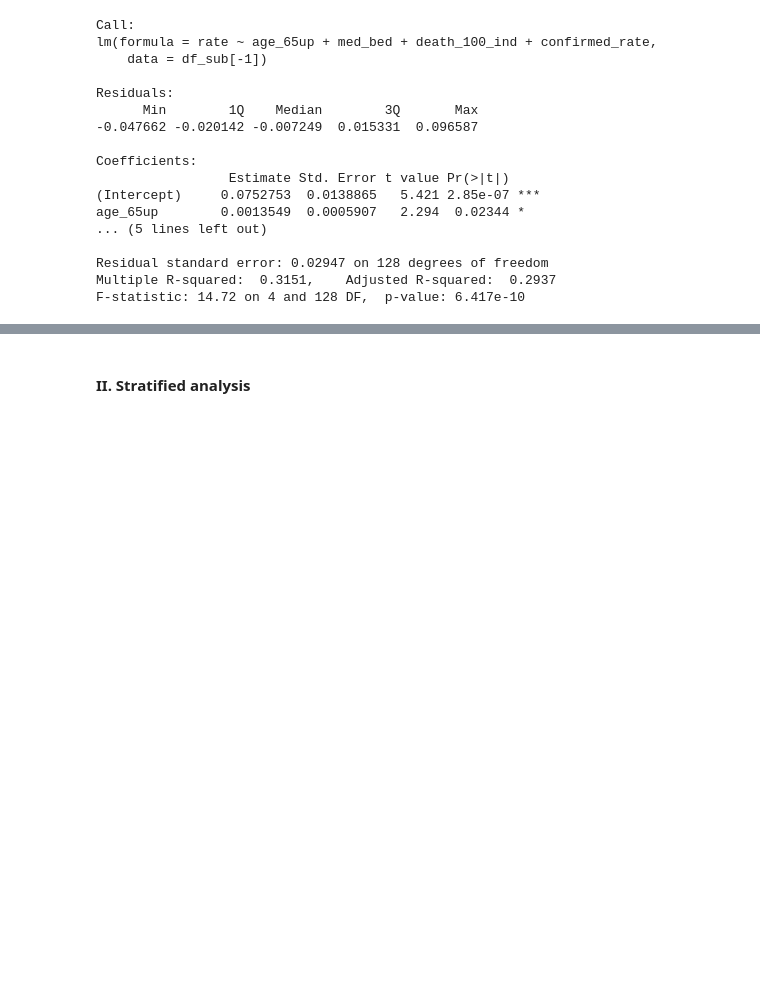
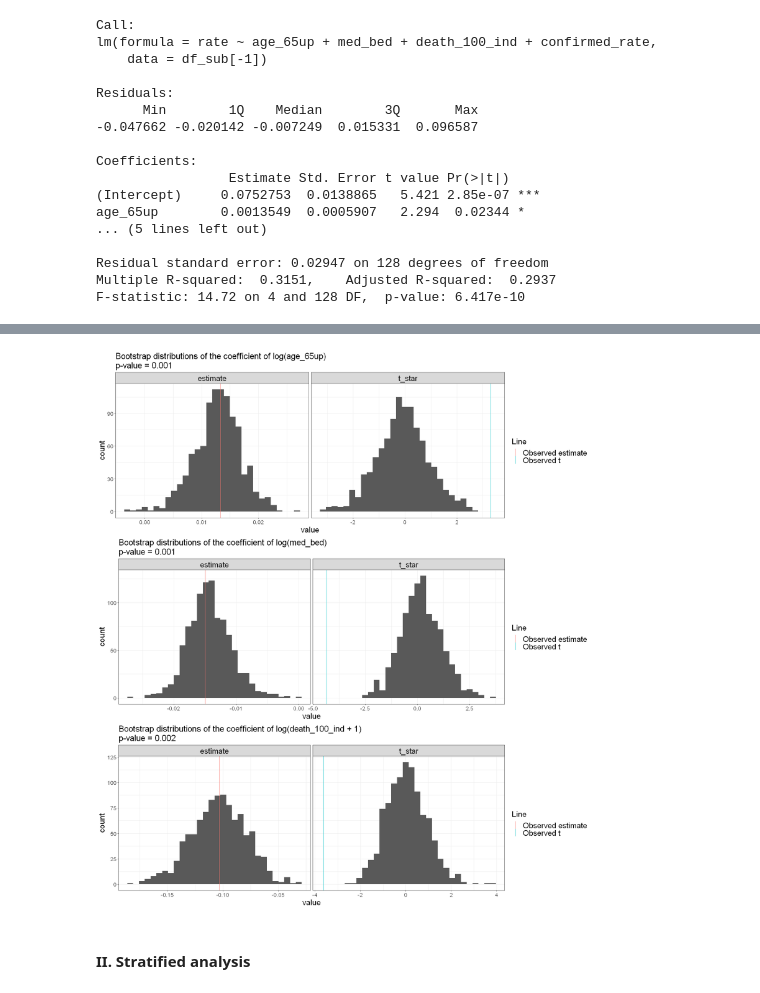
Before and after one commit to flizhou/age_effects_on_COVID-19, a Jupyter notebook: scripts/eda.ipynb, the cells around one changed output, grey strips where cells are left out. Saved outputs shown, nothing was run; the diff lists cells and outputs as text; code cells hidden in the pictures; blank space fills up the shorter version.

```diff
--- a/scripts/eda.ipynb
+++ b/scripts/eda.ipynb
@@ -1067,0 +898,13 @@ death_100_ind_fits
+# %%
+set.seed(12345)
+N <- 1000
+
+boot_results <- df_sub %>%
+    mutate(rate = (rate*(133 -1) + 2)/133) %>%
+    rsample::bootstraps(N) %>%
+    mutate(lm = map(splits, ~ glm(rate ~ log(age_65up) + log(med_bed) +
+                                  log(death_100_ind + 1),
+                                  family = Gamma(link = "identity"), .)),
+           tidy = map(lm, broom::tidy)) %>%
+    select(-splits, -lm) %>%
+    unnest(tidy)
@@ -1068,3 +955,12 @@ death_100_ind_fits
+# %%
+age_65up_plot <- plot_results(boot_results, "log(age_65up)", glm_fit_results)
+med_bed_plot <- plot_results(boot_results, "log(med_bed)", glm_fit_results)
+death_100_ind_plot <- plot_results(boot_results, "log(death_100_ind + 1)", glm_fit_results)
+# %%
+options(repr.plot.width = 16, repr.plot.height = 18)
+plot_grid(age_65up_plot, med_bed_plot, death_100_ind_plot, nrow = 3)
+# %% [output]
+[figure, added]
 # %% [markdown]
 #### II. Stratified analysis
 # %%
```
Also changed, not shown: parts of 61 cells of this notebook.
